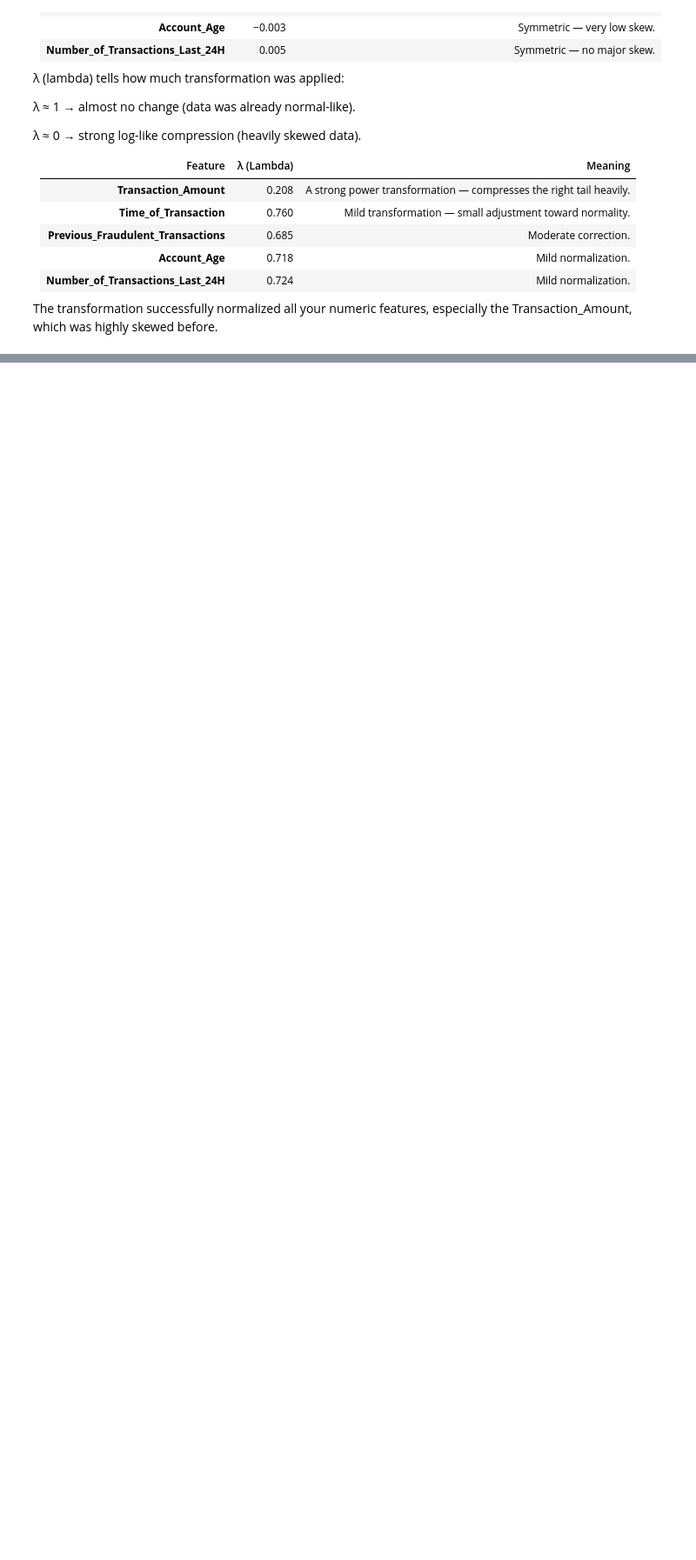
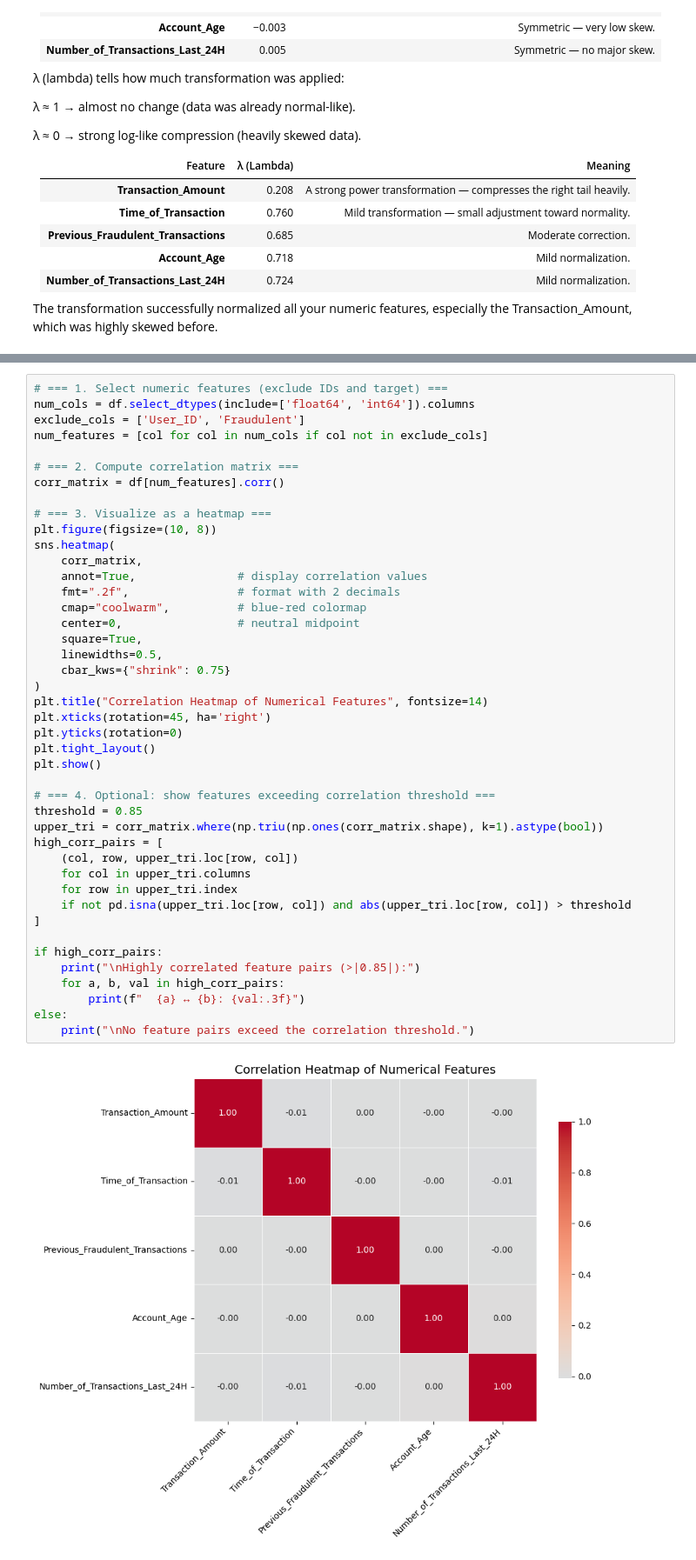
Before and after one commit to 9082825/DimensionalityReduction_Workshop, a Jupyter notebook: main.ipynb, the cells around one changed output, grey strips where cells are left out. Shown at 87% size. Cells and saved outputs as stored; diff of their text form; blank space fills up the shorter version.

```diff
--- a/main.ipynb
+++ b/main.ipynb
@@ -359,0 +392,45 @@ The transformation successfully normalized all your numeric features, especially
+# %%
+# === 1. Select numeric features (exclude IDs and target) ===
+num_cols = df.select_dtypes(include=['float64', 'int64']).columns
+exclude_cols = ['User_ID', 'Fraudulent']
+num_features = [col for col in num_cols if col not in exclude_cols]
+
+# === 2. Compute correlation matrix ===
+corr_matrix = df[num_features].corr()
+
+# === 3. Visualize as a heatmap ===
+plt.figure(figsize=(10, 8))
+sns.heatmap(
+    corr_matrix,
+    annot=True,               # display correlation values
+    fmt=".2f",                # format with 2 decimals
+    cmap="coolwarm",          # blue-red colormap
+    center=0,                 # neutral midpoint
+    square=True,
+    linewidths=0.5,
+    cbar_kws={"shrink": 0.75}
+)
+plt.title("Correlation Heatmap of Numerical Features", fontsize=14)
+plt.xticks(rotation=45, ha='right')
+plt.yticks(rotation=0)
+plt.tight_layout()
+plt.show()
+
+# === 4. Optional: show features exceeding correlation threshold ===
+threshold = 0.85
+upper_tri = corr_matrix.where(np.triu(np.ones(corr_matrix.shape), k=1).astype(bool))
+high_corr_pairs = [
+    (col, row, upper_tri.loc[row, col])
+    for col in upper_tri.columns
+    for row in upper_tri.index
+    if not pd.isna(upper_tri.loc[row, col]) and abs(upper_tri.loc[row, col]) > threshold
+]
+
+if high_corr_pairs:
+    print("\nHighly correlated feature pairs (>|0.85|):")
+    for a, b, val in high_corr_pairs:
+        print(f"  {a} ↔ {b}: {val:.3f}")
+else:
+    print("\nNo feature pairs exceed the correlation threshold.")
+# %% [output]
+[figure, added]
```
Also changed, not shown: parts of 15 cells of this notebook.
